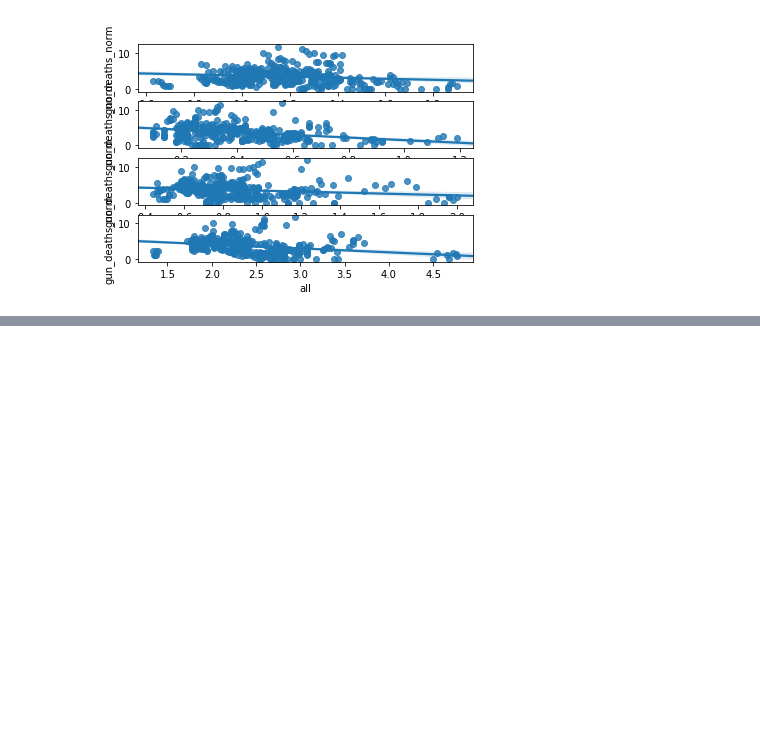
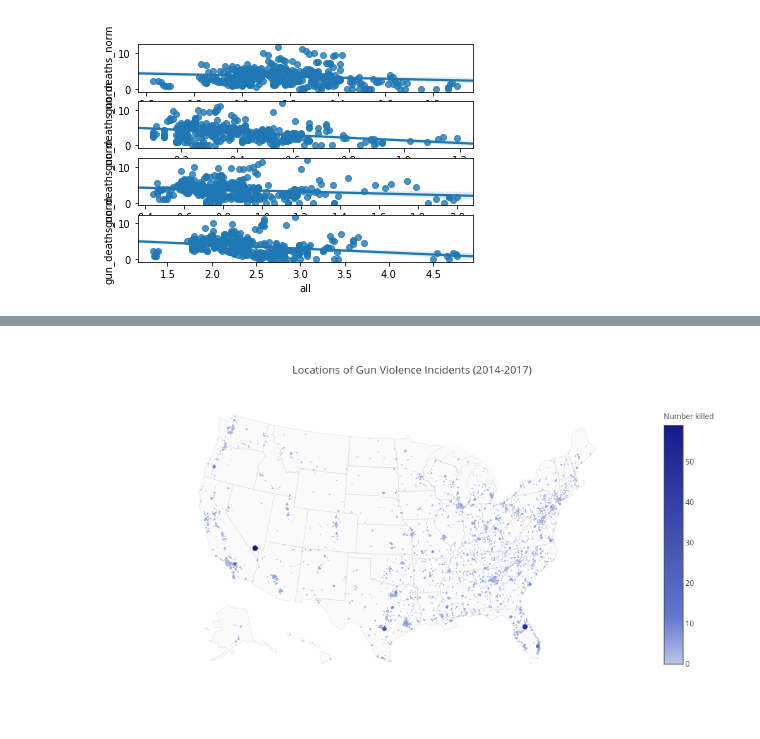
Before and after one commit to jonathanshuai/springboard-capstone1, a Jupyter notebook: visualization.ipynb, the cells around one changed output, grey strips where cells are left out. Cells and saved outputs as stored; diff of their text form; code cells hidden in the pictures; blank space fills up the shorter version.

```diff
--- a/visualization.ipynb
+++ b/visualization.ipynb
@@ -240,25 +243,27 @@ colorscale = [
             [1.0, 'rgb(22, 26, 139)'],
             ]
 
-# Number of points to sample (too laggy otherwise)
-n_points = 38000
+# Number of points to sample (getting error from plotly server with too many points)
+n_points = 50000
+seed = 0
 
-sample_df = lat_long_df[lat_long_df['n_killed'] > 0].sample(n_points)
+# Get the samples and sort (so large points are plotted on top)
+sample_df = lat_long_df[lat_long_df['n_killed'] > 0].sample(n_points, random_state=seed).sort_values('n_killed')
 
 data = [ dict(
         type = 'scattergeo',
         locationmode = 'USA-states',
         lat = sample_df['latitude'],
         lon = sample_df['longitude'],
-        text = sample_df['state'],
+        text = sample_df['n_killed'],
         mode = 'markers',
         marker = dict(
-            size = 2,
+            size = np.log(sample_df['n_killed']) * 2,
             opacity = 1.0,
             autocolorscale = False,
             symbol = 'circle',
             line = dict(
-                width=0.1,
+                width=0.0,
                 color='rgba(102, 102, 102)'
             ),
             colorscale = colorscale,
@@ -272,6 +277,8 @@ data = [ dict(
 
 layout = dict(
         title = 'Locations of Gun Violence Incidents (2014-2017)',
+        width = 1000,
+        height = 600,
         geo = dict(
             scope='usa',
             projection=dict( type='albers usa' ),
@@ -285,5 +292,6 @@ layout = dict(
     )
 
 fig = dict( data=data, layout=layout )
-py.iplot(fig, filename='lat_long_map')
+# py.iplot(fig, filename='lat_long_map')
+py.image.ishow(fig) # Since py.iplot doesn't work with on GitHub?
 # %% [output]
@@ -290,0 +298 @@ py.iplot(fig, filename='lat_long_map')
+[figure, added]
```
Also changed, not shown: parts of 4 cells of this notebook, 7 other files.
